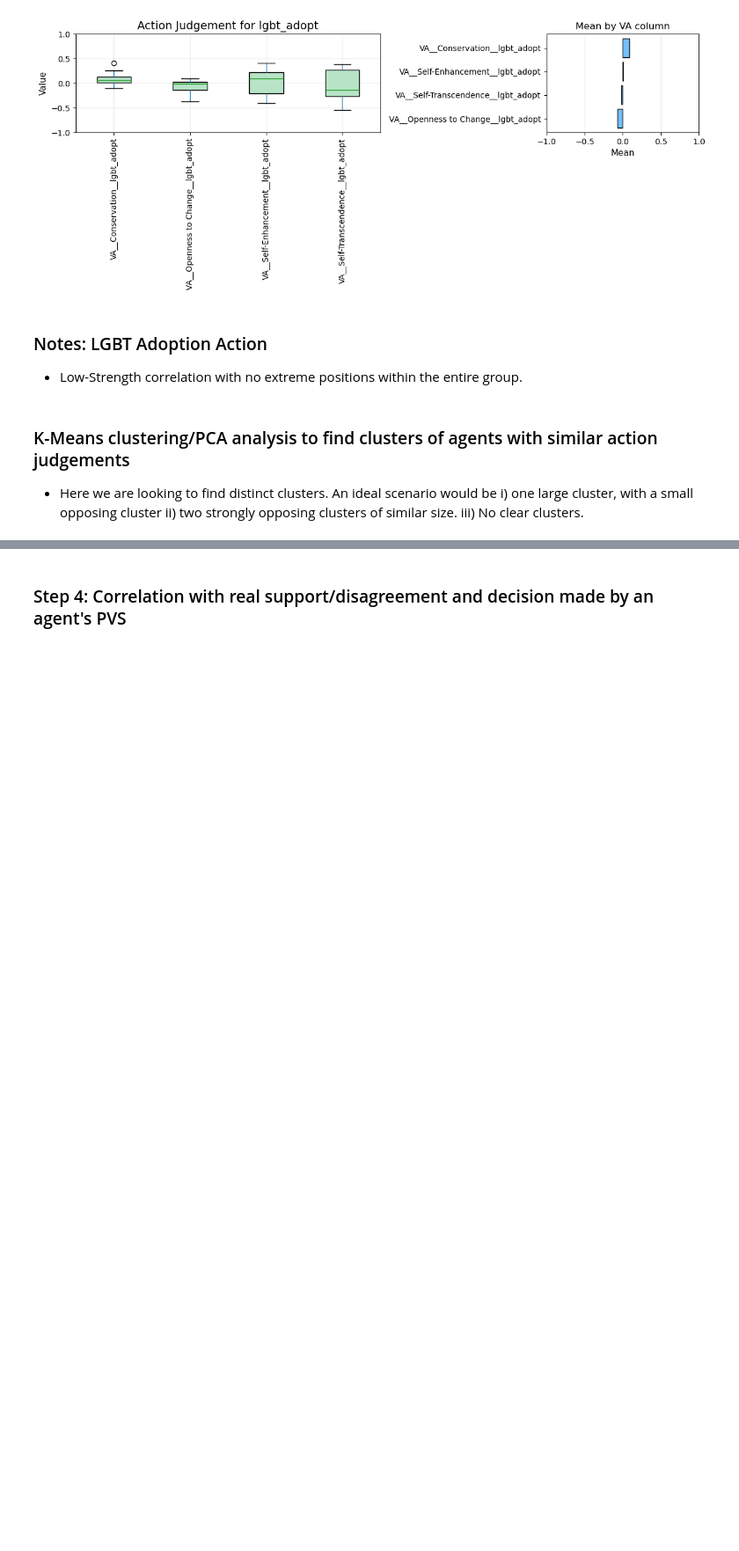
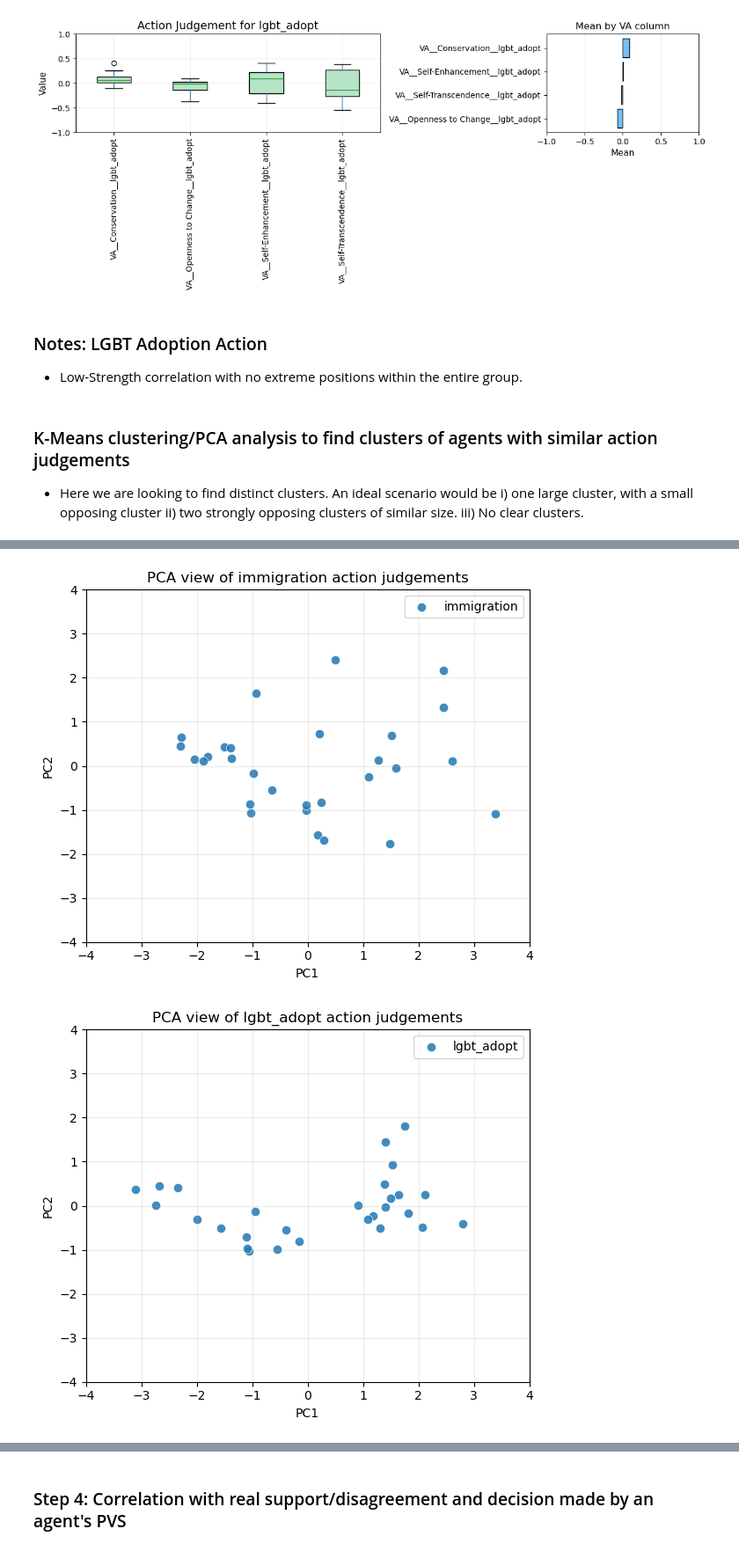
Before and after one commit to JosephTrevorrow/HCVA-plus-plus, a Jupyter notebook: value_systems/all_country_value_system_explorer.ipynb, the cells around one changed output, grey strips where cells are left out. Shown at 88% size. Cells and saved outputs as stored; diff of their text form; code cells hidden in the pictures; blank space fills up the shorter version.

```diff
--- a/value_systems/all_country_value_system_explorer.ipynb
+++ b/value_systems/all_country_value_system_explorer.ipynb
@@ -381,0 +353,5 @@ AttributeError: 'numpy.ndarray' object has no attribute 'labels_'
+# %%
+PCA_per_action(abstracted_system_df)
+# %% [output]
+[figure, added]
+[figure, added]
```
Also changed, not shown: parts of 7 cells of this notebook, 4 other files.
